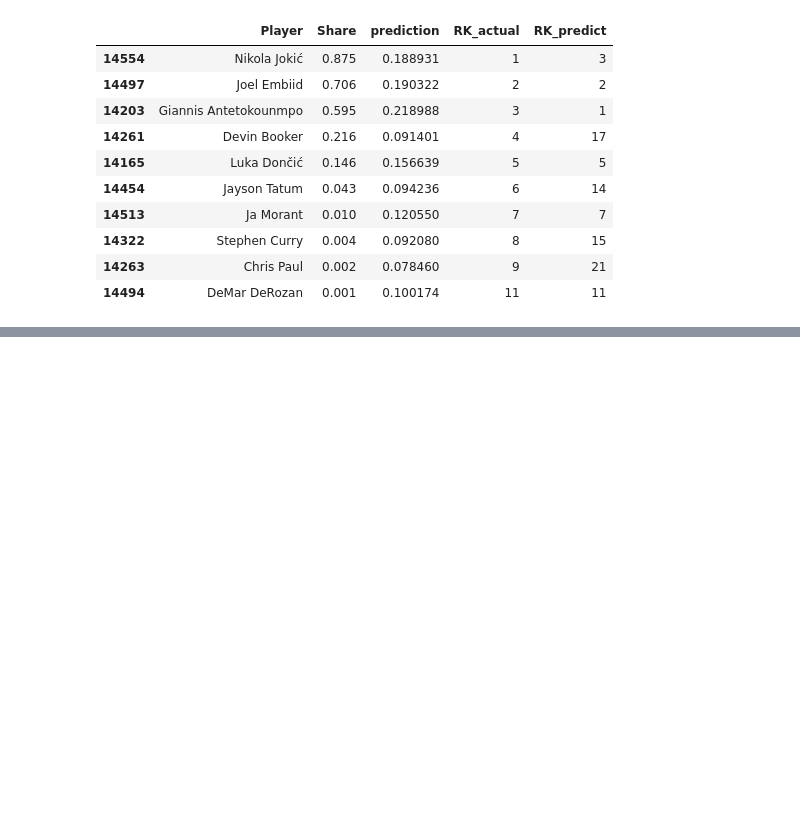
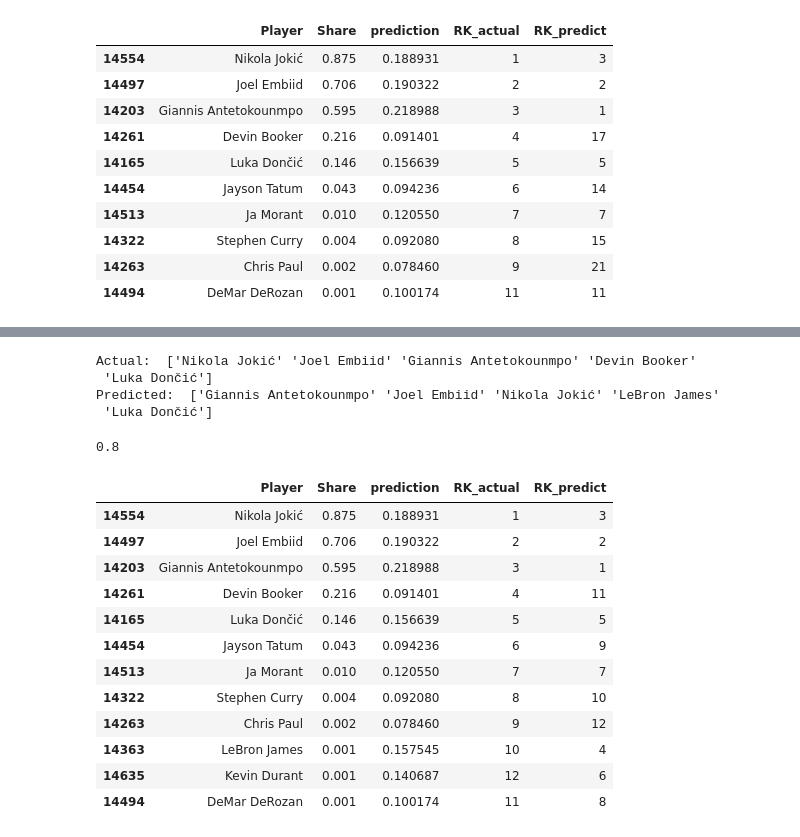
Before and after one commit to RVA-TheCoder/Web-Scrapping-in-Python, a Jupyter notebook: NBA/Part3_Training_Model.ipynb, the cells around one changed output, grey strips where cells are left out. Drawn from its saved outputs; the diff is of its cells as text; code cells hidden in the pictures; blank space fills up the shorter version.

```diff
--- a/NBA/Part3_Training_Model.ipynb
+++ b/NBA/Part3_Training_Model.ipynb
@@ -282,3 +306,4 @@ len(combination)
 # %%
 combination["RK_actual"] = list(range(1,len(combination) + 1))
+rank_df["RK_actual"] = list(range(1,len(rank_df)+1))
 # %%
@@ -302,9 +337,12 @@ combination.tail()
 # %% [markdown]
 ### Rank for prediction
+# %%
+rank_df = rank_df.sort_values(by = ["prediction"] , ascending = False)
 # %%
 combination = combination.sort_values(by = ["prediction"] , ascending = False)
 # %%
 combination["RK_predict"] = list(range(1,len(combination)+1))
+rank_df["RK_predict"] = list(range(1,len(rank_df)+1))
 # %%
 combination.head(10)
 # %% [output]
@@ -322,5 +360,6 @@ combination.head(10)
 # %%
 combination = combination.sort_values(by = ["Share"] , ascending = False)
+rank_df = rank_df.sort_values(by = ["Share"] , ascending = False)
 # %%
 combination.head(10)
 # %% [output]
@@ -337,0 +484,24 @@ combination.head(10)
+# %%
+acc_metric(DF = rank_df)
+# %% [output]
+Actual:  ['Nikola Jokić' 'Joel Embiid' 'Giannis Antetokounmpo' 'Devin Booker'
+ 'Luka Dončić']
+Predicted:  ['Giannis Antetokounmpo' 'Joel Embiid' 'Nikola Jokić' 'LeBron James'
+ 'Luka Dončić']
+0.8
+# %%
+rank_df
+# %% [output]
+|  | Player | Share | prediction | RK_actual | RK_predict |
+| 14554 | Nikola Jokić | 0.875 | 0.188931 | 1 | 3 |
+| 14497 | Joel Embiid | 0.706 | 0.190322 | 2 | 2 |
+| 14203 | Giannis Antetokounmpo | 0.595 | 0.218988 | 3 | 1 |
+| 14261 | Devin Booker | 0.216 | 0.091401 | 4 | 11 |
+| 14165 | Luka Dončić | 0.146 | 0.156639 | 5 | 5 |
+| 14454 | Jayson Tatum | 0.043 | 0.094236 | 6 | 9 |
+| 14513 | Ja Morant | 0.010 | 0.120550 | 7 | 7 |
+| 14322 | Stephen Curry | 0.004 | 0.092080 | 8 | 10 |
+| 14263 | Chris Paul | 0.002 | 0.078460 | 9 | 12 |
+| 14363 | LeBron James | 0.001 | 0.157545 | 10 | 4 |
+| 14635 | Kevin Durant | 0.001 | 0.140687 | 12 | 6 |
+| 14494 | DeMar DeRozan | 0.001 | 0.100174 | 11 | 8 |
```
Also changed, not shown: parts of 25 cells of this notebook.
